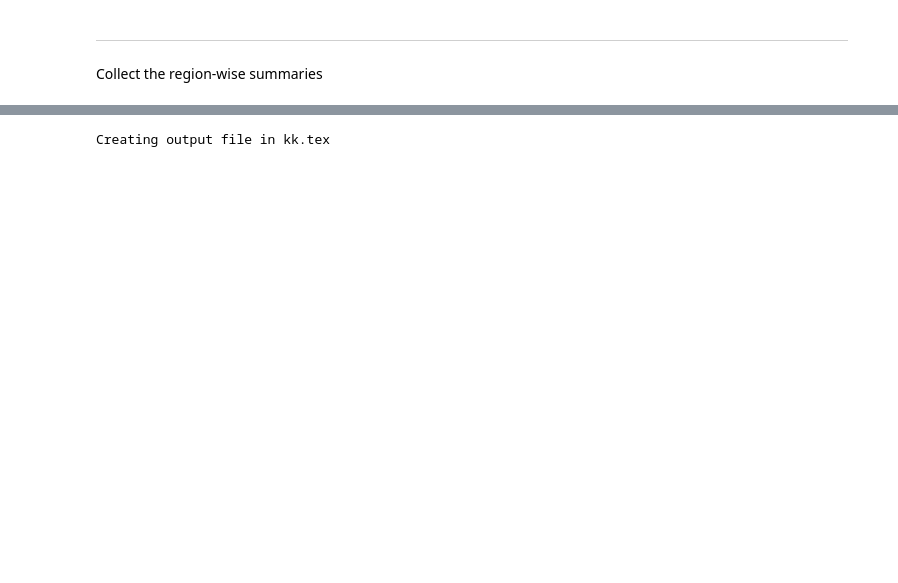
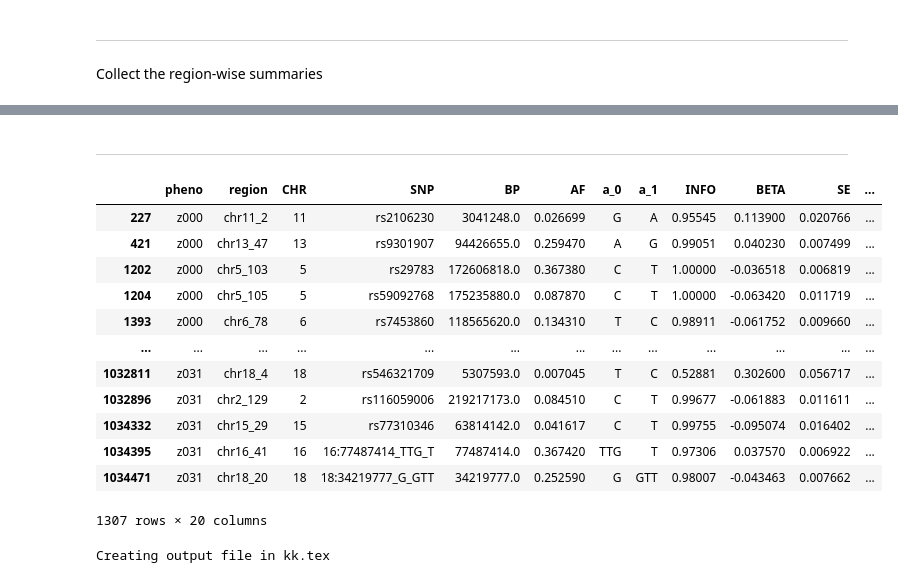
Before and after one commit to rbonazzola/CardiacMotionGWAS, a Jupyter notebook: GWAS_analysis.ipynb, the cells around one changed output, grey strips where cells are left out. Cells and saved outputs as stored; diff of their text form; code cells hidden in the pictures; blank space fills up the shorter version.

```diff
--- a/GWAS_analysis.ipynb
+++ b/GWAS_analysis.ipynb
@@ -125,0 +96,2 @@ results = EnsembleResults(f"/home/rodrigo/01_repos/GWAS_pipeline/output/All_part
+# %% [markdown]
+___
@@ -125,0 +101,16 @@ results = EnsembleResults(f"/home/rodrigo/01_repos/GWAS_pipeline/output/All_part
+# %%
+results.region_assocs_df.query("P < 1e-7")
+# %% [output]
+|  | pheno | region | CHR | SNP | BP | AF | a_0 | a_1 | INFO | BETA | SE | ... |
+| 227 | z000 | chr11_2 | 11 | rs2106230 | 3041248.0 | 0.026699 | G | A | 0.95545 | 0.113900 | 0.020766 | ... |
+| 421 | z000 | chr13_47 | 13 | rs9301907 | 94426655.0 | 0.259470 | A | G | 0.99051 | 0.040230 | 0.007499 | ... |
+| 1202 | z000 | chr5_103 | 5 | rs29783 | 172606818.0 | 0.367380 | C | T | 1.00000 | -0.036518 | 0.006819 | ... |
+| 1204 | z000 | chr5_105 | 5 | rs59092768 | 175235880.0 | 0.087870 | C | T | 1.00000 | -0.063420 | 0.011719 | ... |
+| 1393 | z000 | chr6_78 | 6 | rs7453860 | 118565620.0 | 0.134310 | T | C | 0.98911 | -0.061752 | 0.009660 | ... |
+| ... | ... | ... | ... | ... | ... | ... | ... | ... | ... | ... | ... | ... |
+| 1032811 | z031 | chr18_4 | 18 | rs546321709 | 5307593.0 | 0.007045 | T | C | 0.52881 | 0.302600 | 0.056717 | ... |
+| 1032896 | z031 | chr2_129 | 2 | rs116059006 | 219217173.0 | 0.084510 | C | T | 0.99677 | -0.061883 | 0.011611 | ... |
+| 1034332 | z031 | chr15_29 | 15 | rs77310346 | 63814142.0 | 0.041617 | C | T | 0.99755 | -0.095074 | 0.016402 | ... |
+| 1034395 | z031 | chr16_41 | 16 | 16:77487414_TTG_T | 77487414.0 | 0.367420 | TTG | T | 0.97306 | 0.037570 | 0.006922 | ... |
+| 1034471 | z031 | chr18_20 | 18 | 18:34219777_G_GTT | 34219777.0 | 0.252590 | G | GTT | 0.98007 | -0.043463 | 0.007662 | ... |
+1307 rows × 20 columns
```
Also changed, not shown: parts of 38 cells of this notebook, 1 other file.
